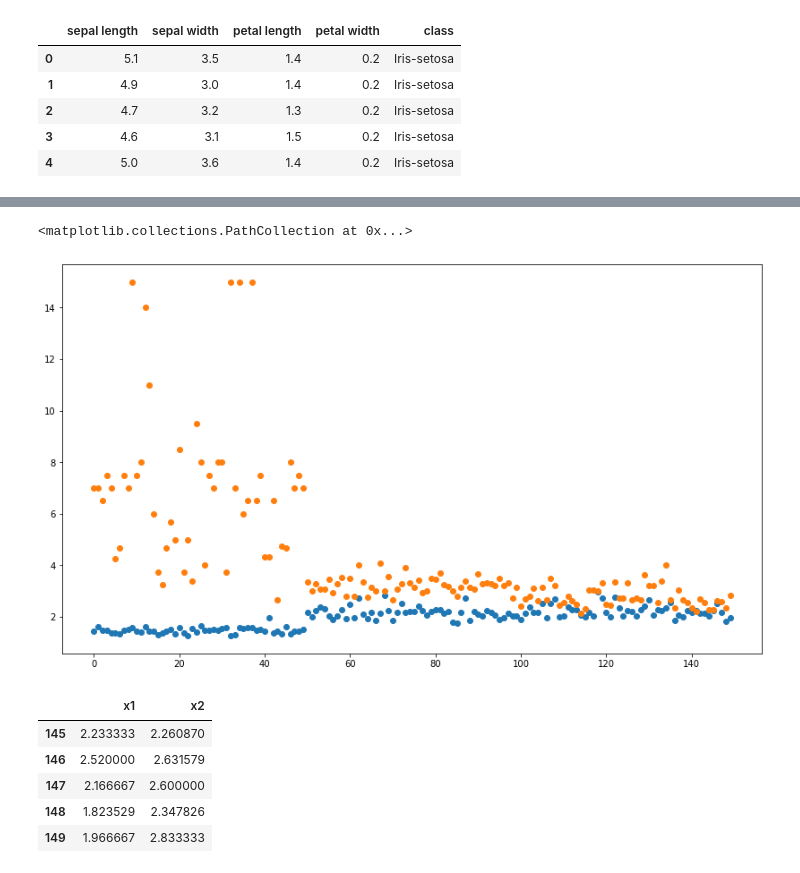
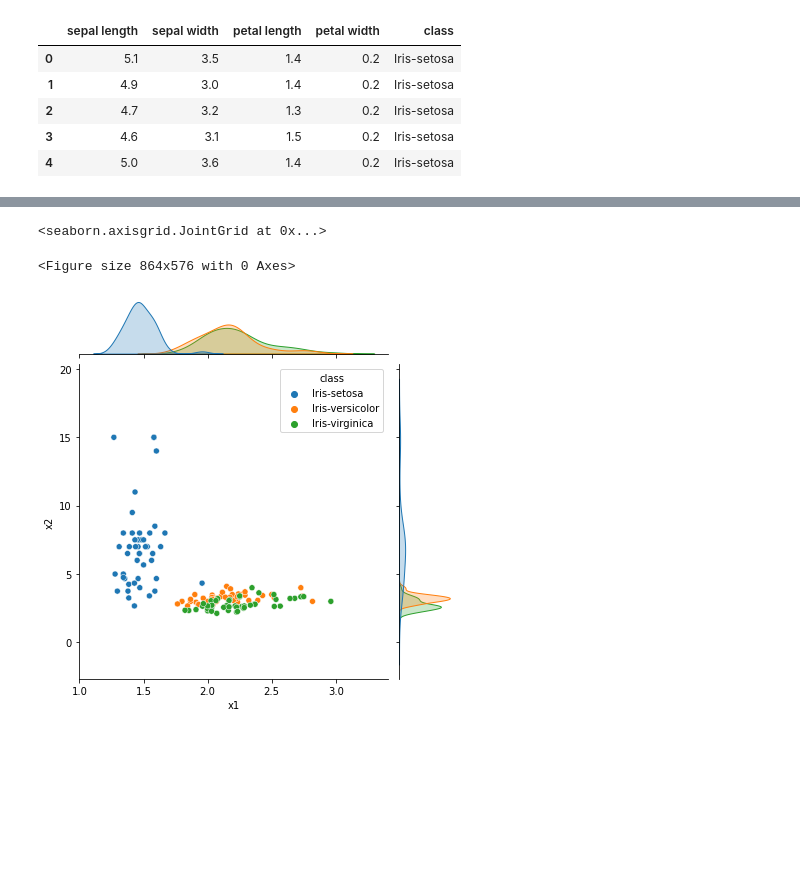
Before and after one commit to chandms/Security_Analytics, a Jupyter notebook: Assignment2/Problem4.ipynb, the cells around one changed output, grey strips where cells are left out. Cells and saved outputs as stored; diff of their text form; code cells hidden in the pictures; blank space fills up the shorter version.

```diff
--- a/Assignment2/Problem4.ipynb
+++ b/Assignment2/Problem4.ipynb
@@ -55,18 +48,8 @@ iris_obj.head()
-# %%
-index = range(0,150)
-plt.figure(figsize=(14,8))
-plt.scatter(x=index,y=iris_df['x1'])
-
-plt.scatter(x=index,y=iris_df['x2'])
-# %% [output]
-<matplotlib.collections.PathCollection at 0x...>
-[figure, removed]
-# %%
-iris_df.tail()
-# %% [output]
-|  | x1 | x2 |
-| 145 | 2.233333 | 2.260870 |
-| 146 | 2.520000 | 2.631579 |
-| 147 | 2.166667 | 2.600000 |
-| 148 | 1.823529 | 2.347826 |
-| 149 | 1.966667 | 2.833333 |
+# %%
+plt.figure(figsize=(12,8))
+data = iris_df_new.drop('class_enc',axis=1)
+sns.jointplot(x='x1',y='x2',data=data,hue='class')
+# %% [output]
+<seaborn.axisgrid.JointGrid at 0x...>
+<Figure size 864x576 with 0 Axes>
+[figure, added]
```
Also changed, not shown: parts of 25 cells of this notebook, 3 other files.
